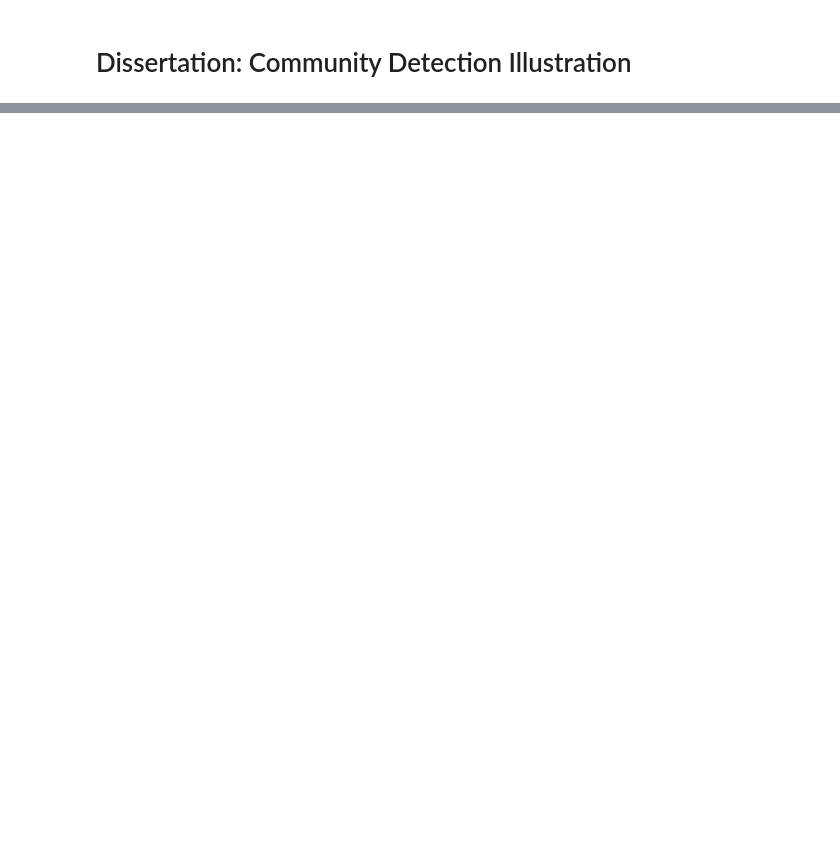
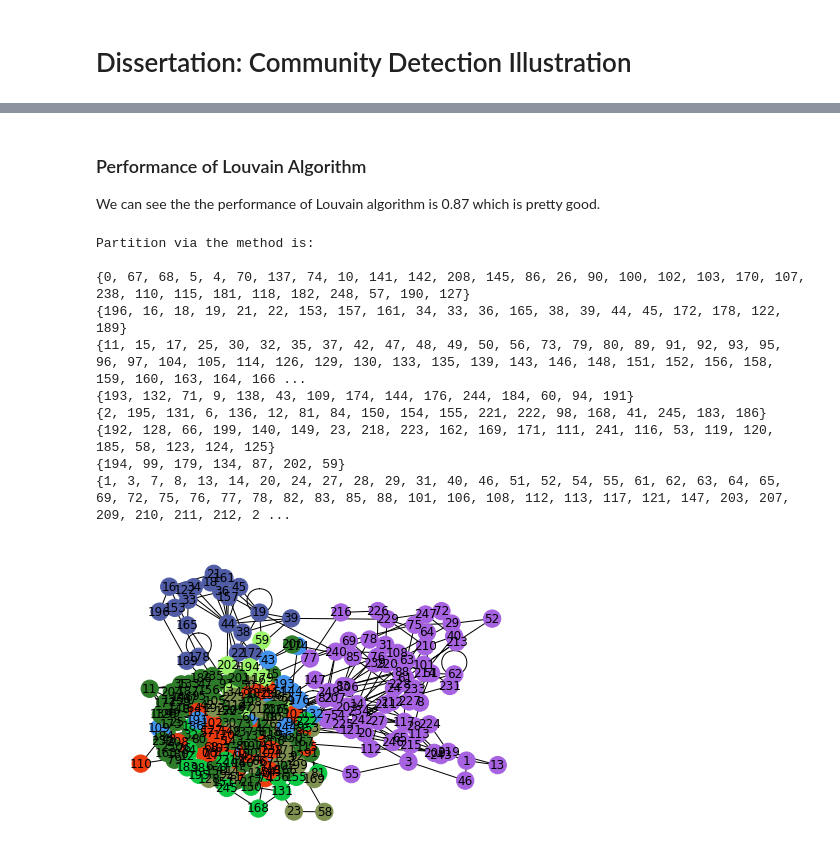
Before and after one commit to user0857/Dissertation, a Jupyter notebook: Community Detection Demo.ipynb, the cells around one changed output, grey strips where cells are left out. Drawn from its saved outputs; the diff is of its cells as text; code cells hidden in the pictures; blank space fills up the shorter version.

```diff
--- a/Community Detection Demo.ipynb
+++ b/Community Detection Demo.ipynb
@@ -58,0 +100,19 @@ Partition via girvan_newman's method is:
+# %% [markdown]
+### Performance of Louvain Algorithm
+We can see the the performance of Louvain algorithm is 0.87 which is pretty good.
+# %%
+p1 = nx_comm.louvain_communities(G)
+nx_comm.partition_quality(G, p1)[1]
+color_by_community(G, p1)
+# %% [output]
+Partition via the method is:
+
+{0, 67, 68, 5, 4, 70, 137, 74, 10, 141, 142, 208, 145, 86, 26, 90, 100, 102, 103, 170, 107, 238, 110, 115, 181, 118, 182, 248, 57, 190, 127}
+{196, 16, 18, 19, 21, 22, 153, 157, 161, 34, 33, 36, 165, 38, 39, 44, 45, 172, 178, 122, 189}
+{11, 15, 17, 25, 30, 32, 35, 37, 42, 47, 48, 49, 50, 56, 73, 79, 80, 89, 91, 92, 93, 95, 96, 97, 104, 105, 114, 126, 129, 130, 133, 135, 139, 143, 146, 148, 151, 152, 156, 158, 159, 160, 163, 164, 166 ...
+{193, 132, 71, 9, 138, 43, 109, 174, 144, 176, 244, 184, 60, 94, 191}
+{2, 195, 131, 6, 136, 12, 81, 84, 150, 154, 155, 221, 222, 98, 168, 41, 245, 183, 186}
+{192, 128, 66, 199, 140, 149, 23, 218, 223, 162, 169, 171, 111, 241, 116, 53, 119, 120, 185, 58, 123, 124, 125}
+{194, 99, 179, 134, 87, 202, 59}
+{1, 3, 7, 8, 13, 14, 20, 24, 27, 28, 29, 31, 40, 46, 51, 52, 54, 55, 61, 62, 63, 64, 65, 69, 72, 75, 76, 77, 78, 82, 83, 85, 88, 101, 106, 108, 112, 113, 117, 121, 147, 203, 207, 209, 210, 211, 212, 2 ...
+[figure, added]
```
Also changed, not shown: parts of 24 cells of this notebook.
